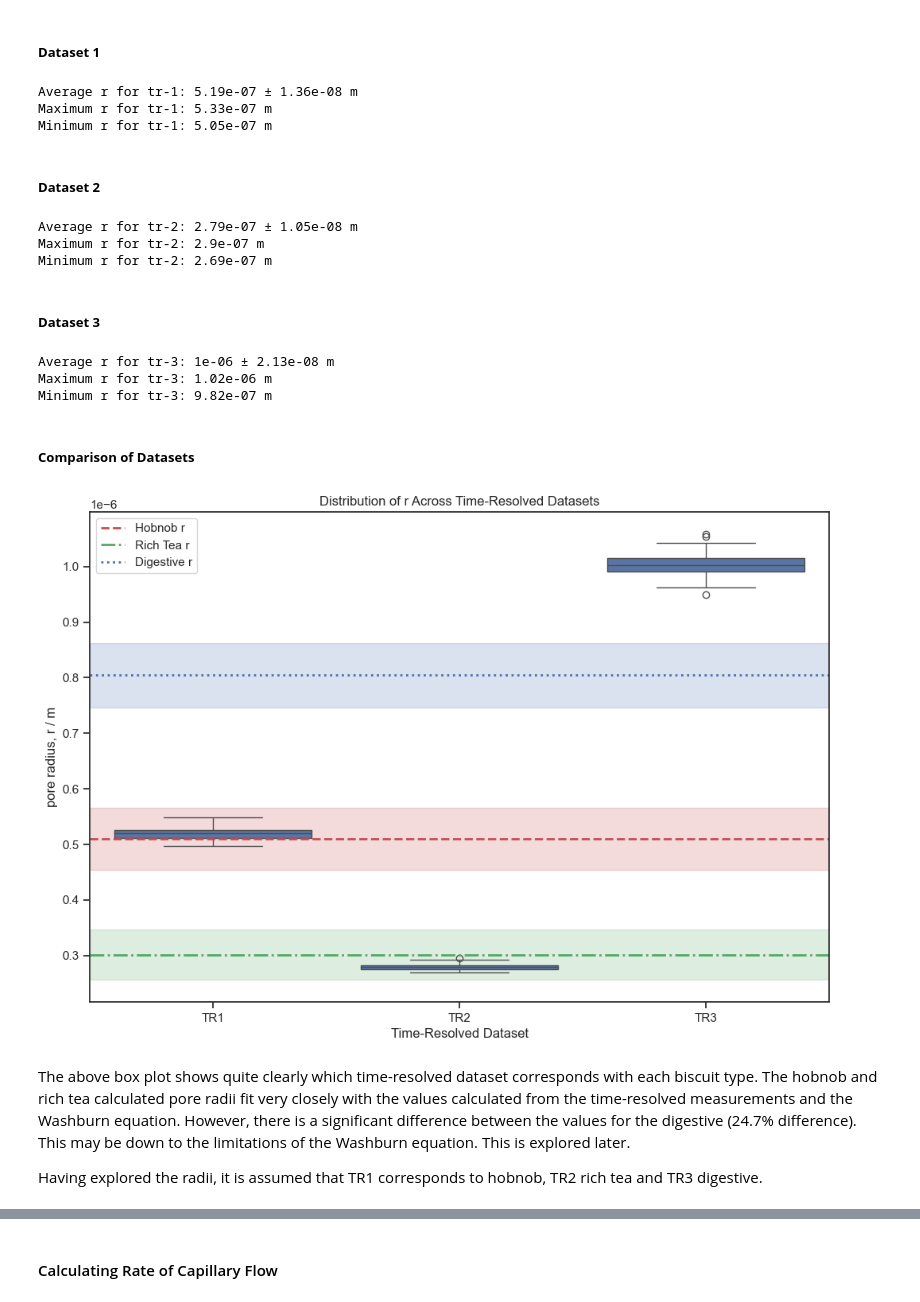
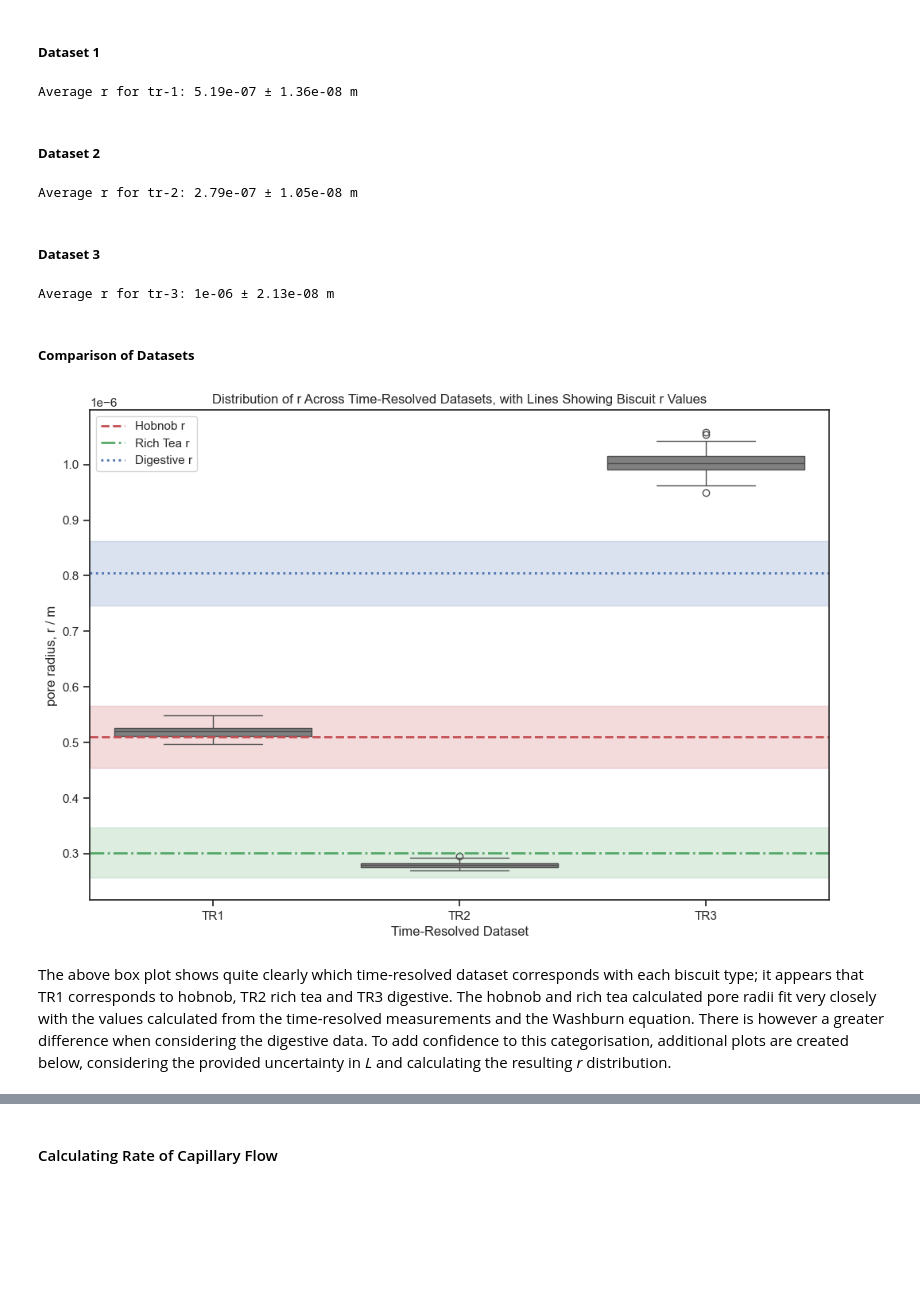
Before and after one commit to kgerrand/Code, a Jupyter notebook: data_analysis.ipynb, the cells around one changed output, grey strips where cells are left out. Saved outputs shown, nothing was run; the diff lists cells and outputs as text; code cells hidden in the pictures; blank space fills up the shorter version.

```diff
--- a/data_analysis.ipynb
+++ b/data_analysis.ipynb
@@ -496,26 +539,17 @@ tr1['eta'] = 9.93e-4
 tr1['phi'] = 1.45
 
 # calculating r based on Washburn equation and calculating an uncertainty based on dL
-tr1['r'] = (tr1['L']**2 * 2*tr1['eta'])/(tr1['gamma']*tr1['t']*np.cos(tr1['phi']))
-tr1['dr'] = tr1['r'] * np.sqrt((tr1['dL']/tr1['L'])**2)
+tr1['predicted_r'] = (tr1['L']**2 * 2*tr1['eta'])/(tr1['gamma']*tr1['t']*np.cos(tr1['phi']))
+tr1['dr'] = tr1['predicted_r'] * np.sqrt((tr1['dL']/tr1['L'])**2)
 
-average_r1 = tr1['r'].mean()
+average_r1 = tr1['predicted_r'].mean()
 numerator_uncertainty = np.sqrt((tr1['dr']**2).sum())
 denominator_uncertainty = np.sqrt(len(tr1))
 d_average_r1 = numerator_uncertainty / denominator_uncertainty
 
 print(f'Average r for tr-1: {average_r1:.3g} ± {d_average_r1:.3g} m')
-
-# finding the maximum and minimum r values within uncertainty range
-max_r1 = average_r1 + d_average_r1
-min_r1 = average_r1 - d_average_r1
-
-print(f'Maximum r for tr-1: {max_r1:.3g} m')
-print(f'Minimum r for tr-1: {min_r1:.3g} m')
 # %% [output]
 Average r for tr-1: 5.19e-07 ± 1.36e-08 m
-Maximum r for tr-1: 5.33e-07 m
-Minimum r for tr-1: 5.05e-07 m
 # %% [markdown]
 ##### **Dataset 2**
 # %%
@@ -523,25 +557,17 @@ tr2['gamma'] = 6.78e-2
 tr2['eta'] = 9.93e-4
 tr2['phi'] = 1.45
 
-tr2['r'] = (tr2['L']**2 * 2*tr2['eta'])/(tr2['gamma']*tr2['t']*np.cos(tr2['phi']))
-tr2['dr'] = tr2['r'] * np.sqrt((tr2['dL']/tr2['L'])**2)
+tr2['predicted_r'] = (tr2['L']**2 * 2*tr2['eta'])/(tr2['gamma']*tr2['t']*np.cos(tr2['phi']))
+tr2['dr'] = tr2['predicted_r'] * np.sqrt((tr2['dL']/tr2['L'])**2)
 
-average_r2 = tr2['r'].mean()
+average_r2 = tr2['predicted_r'].mean()
 numerator_uncertainty = np.sqrt((tr2['dr']**2).sum())
 denominator_uncertainty = np.sqrt(len(tr2))
 d_average_r2 = numerator_uncertainty / denominator_uncertainty
 
 print(f'Average r for tr-2: {average_r2:.3g} ± {d_average_r2:.3g} m')
-
-max_r2 = average_r2 + d_average_r2
-min_r2 = average_r2 - d_average_r2
-
-print(f'Maximum r for tr-2: {max_r2:.3g} m')
-print(f'Minimum r for tr-2: {min_r2:.3g} m')
 # %% [output]
 Average r for tr-2: 2.79e-07 ± 1.05e-08 m
-Maximum r for tr-2: 2.9e-07 m
-Minimum r for tr-2: 2.69e-07 m
 # %% [markdown]
 ##### **Dataset 3**
 # %%
@@ -549,59 +575,49 @@ tr3['gamma'] = 6.78e-2
 tr3['eta'] = 9.93e-4
 tr3['phi'] = 1.45
 
-tr3['r'] = (tr3['L']**2 * 2*tr3['eta'])/(tr3['gamma']*tr3['t']*np.cos(tr3['phi']))
-tr3['dr'] = tr3['r'] * np.sqrt((tr3['dL']/tr3['L'])**2)
+tr3['predicted_r'] = (tr3['L']**2 * 2*tr3['eta'])/(tr3['gamma']*tr3['t']*np.cos(tr3['phi']))
+tr3['dr'] = tr3['predicted_r'] * np.sqrt((tr3['dL']/tr3['L'])**2)
 
-average_r3 = tr3['r'].mean()
+average_r3 = tr3['predicted_r'].mean()
 numerator_uncertainty = np.sqrt((tr3['dr']**2).sum())
 denominator_uncertainty = np.sqrt(len(tr3))
 d_average_r3 = numerator_uncertainty / denominator_uncertainty
 
 print(f'Average r for tr-3: {average_r3:.3g} ± {d_average_r3:.3g} m')
-
-max_r3 = average_r3 + d_average_r3
-min_r3 = average_r3 - d_average_r3
-
-print(f'Maximum r for tr-3: {max_r3:.3g} m')
-print(f'Minimum r for tr-3: {min_r3:.3g} m')
 # %% [output]
 Average r for tr-3: 1e-06 ± 2.13e-08 m
-Maximum r for tr-3: 1.02e-06 m
-Minimum r for tr-3: 9.82e-07 m
 # %% [markdown]
 ##### **Comparison of Datasets**
 # %%
 # boxplot showing r distribution across time-resolved trials, adding the previously determined pore radius values
 tr1['tr'] = 'tr-1'
 tr2['tr'] = 'tr-2'
 tr3['tr'] = 'tr-3'
 
 tr = pd.concat([tr1, tr2, tr3])
 
 fig, ax = plt.subplots(figsize=(12, 8))
 sns.set_theme(style='ticks', font='Arial')
 
-sns.boxplot(x='tr', y='r', data=tr)
+sns.boxplot(x='tr', y='predicted_r', data=tr, color='grey')
 ax.axhline(hobnob_r, color='r', linestyle='--', label='Hobnob r', linewidth=2)
 ax.axhspan(hobnob_r - hobnob_r_std, hobnob_r + hobnob_r_std, color='r', alpha=0.2)
 
 ax.axhline(rich_tea_r, color='g', linestyle='-.', label='Rich Tea r', linewidth=2)
 ax.axhspan(rich_tea_r - rich_tea_r_std, rich_tea_r + rich_tea_r_std, color='g', alpha=0.2)
 
 ax.axhline(digestive_r, color='b', linestyle=':', label='Digestive r', linewidth=2)
 ax.axhspan(digestive_r - digestive_r_std, digestive_r + digestive_r_std, color='b', alpha=0.2)
 
 ax.set_xlabel('Time-Resolved Dataset')
 ax.set_xticks([0, 1, 2])
 ax.set_xticklabels(['TR1', 'TR2', 'TR3'])
 ax.set_ylabel('pore radius, r / m')
-ax.set_title('Distribution of r Across Time-Resolved Datasets')
+ax.set_title('Distribution of r Across Time-Resolved Datasets, with Lines Showing Biscuit r Values')
 
 ax.legend()
 plt.show()
 # %% [output]
-[figure, old version]
+[figure, new version]
 # %% [markdown]
-The above box plot shows quite clearly which time-resolved dataset corresponds with each biscuit type. The hobnob and rich tea calculated pore radii fit very closely with the values calculated from the time-resolved measurements and the Washburn equation. However, there is a significant difference between the values for the digestive (24.7% difference). This may be down to the limitations of the Washburn equation. This is explored later.
-
-Having explored the radii, it is assumed that TR1 corresponds to hobnob, TR2 rich tea and TR3 digestive.
+The above box plot shows quite clearly which time-resolved dataset corresponds with each biscuit type; it appears that TR1 corresponds to hobnob, TR2 rich tea and TR3 digestive. The hobnob and rich tea calculated pore radii fit very closely with the values calculated from the time-resolved measurements and the Washburn equation. There is however a greater difference when considering the digestive data. To add confidence to this categorisation, additional plots are created below, considering the provided uncertainty in *L* and calculating the resulting *r* distribution.
```
Also changed, not shown: parts of 95 cells of this notebook.
